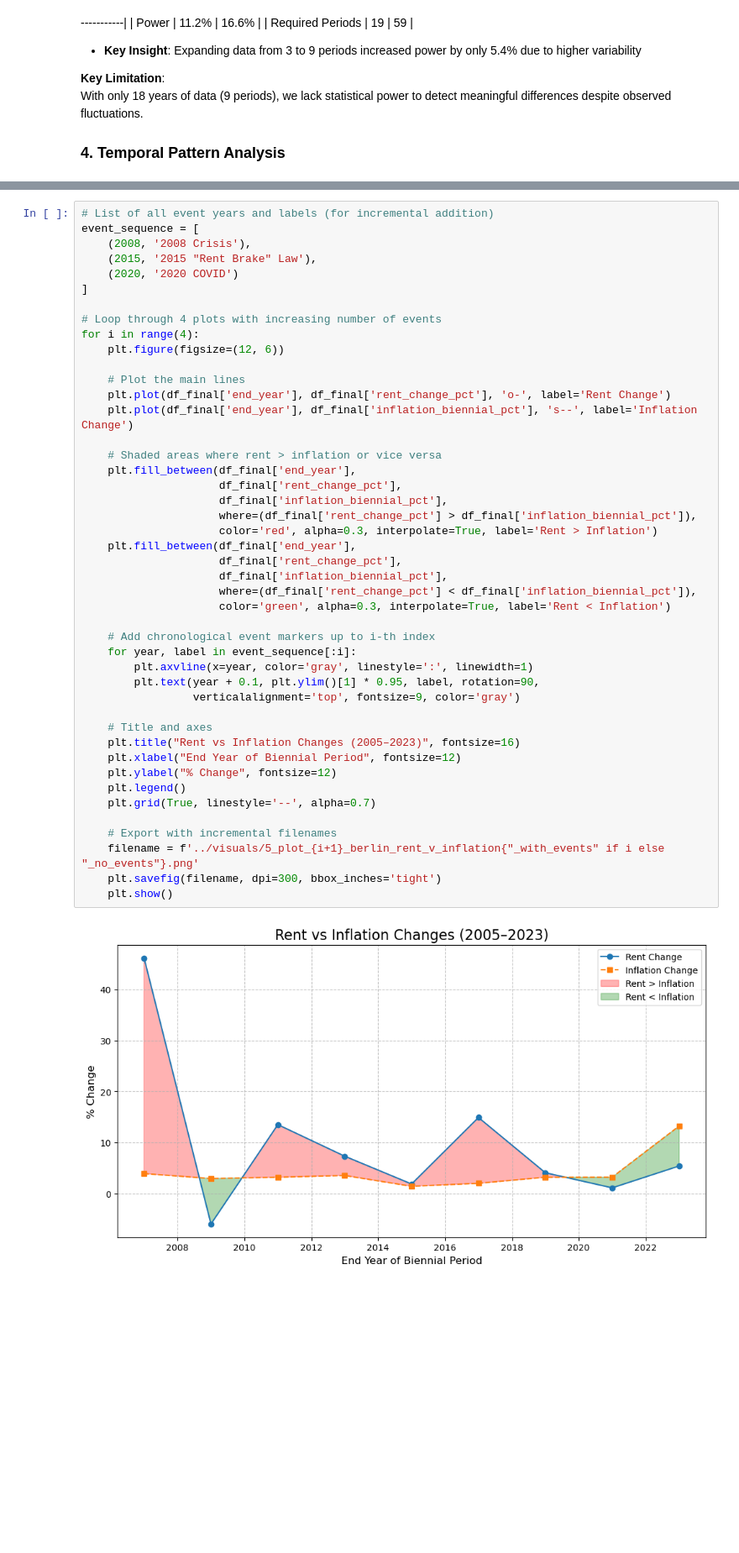
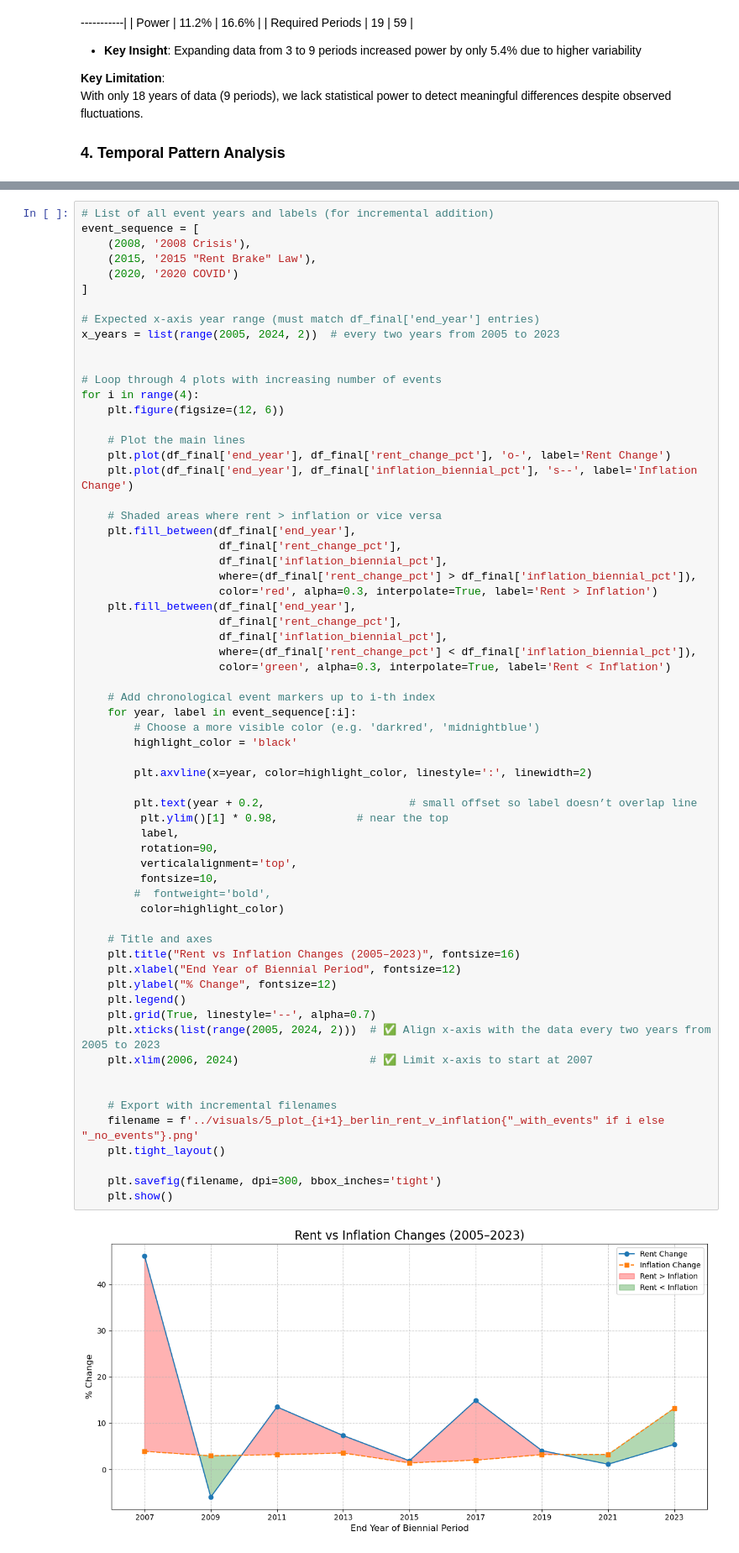
Before and after one commit to GFiaMon/data-wrangling-project, a Jupyter notebook: notebooks/01_mietspiegel_inflation_eda_full_dataset.ipynb, the cells around one changed output, grey strips where cells are left out. Shown: that part at 84% size. Saved outputs shown, nothing was run; the diff lists cells and outputs as text; blank space fills up the shorter version.

```diff
--- a/notebooks/01_mietspiegel_inflation_eda_full_dataset.ipynb
+++ b/notebooks/01_mietspiegel_inflation_eda_full_dataset.ipynb
@@ -1009,6 +1014,10 @@ event_sequence = [
     (2015, '2015 "Rent Brake" Law'),
     (2020, '2020 COVID')
 ]
+
+# Expected x-axis year range (must match df_final['end_year'] entries)
+x_years = list(range(2005, 2024, 2))  # every two years from 2005 to 2023
+
 
 # Loop through 4 plots with increasing number of events
 for i in range(4):
@@ -1018,34 +1027,49 @@ for i in range(4):
     plt.plot(df_final['end_year'], df_final['rent_change_pct'], 'o-', label='Rent Change')
     plt.plot(df_final['end_year'], df_final['inflation_biennial_pct'], 's--', label='Inflation Change')
 
     # Shaded areas where rent > inflation or vice versa
     plt.fill_between(df_final['end_year'],
                      df_final['rent_change_pct'],
                      df_final['inflation_biennial_pct'],
                      where=(df_final['rent_change_pct'] > df_final['inflation_biennial_pct']),
                      color='red', alpha=0.3, interpolate=True, label='Rent > Inflation')
     plt.fill_between(df_final['end_year'],
                      df_final['rent_change_pct'],
                      df_final['inflation_biennial_pct'],
                      where=(df_final['rent_change_pct'] < df_final['inflation_biennial_pct']),
                      color='green', alpha=0.3, interpolate=True, label='Rent < Inflation')
 
     # Add chronological event markers up to i-th index
     for year, label in event_sequence[:i]:
-        plt.axvline(x=year, color='gray', linestyle=':', linewidth=1)
-        plt.text(year + 0.1, plt.ylim()[1] * 0.95, label, rotation=90,
-                 verticalalignment='top', fontsize=9, color='gray')
+        # Choose a more visible color (e.g. 'darkred', 'midnightblue')
+        highlight_color = 'black'
+
+        plt.axvline(x=year, color=highlight_color, linestyle=':', linewidth=2)
+
+        plt.text(year + 0.2,                      # small offset so label doesn’t overlap line
+         plt.ylim()[1] * 0.98,            # near the top
+         label,
+         rotation=90,
+         verticalalignment='top',
+         fontsize=10,
+        #  fontweight='bold',
+         color=highlight_color)
 
     # Title and axes
     plt.title("Rent vs Inflation Changes (2005–2023)", fontsize=16)
     plt.xlabel("End Year of Biennial Period", fontsize=12)
     plt.ylabel("% Change", fontsize=12)
     plt.legend()
     plt.grid(True, linestyle='--', alpha=0.7)
+    plt.xticks(list(range(2005, 2024, 2)))  # ✅ Align x-axis with the data every two years from 2005 to 2023
+    plt.xlim(2006, 2024)                    # ✅ Limit x-axis to start at 2007
+
 
     # Export with incremental filenames
     filename = f'../visuals/5_plot_{i+1}_berlin_rent_v_inflation{"_with_events" if i else "_no_events"}.png'
+    plt.tight_layout()
+
     plt.savefig(filename, dpi=300, bbox_inches='tight')
     plt.show()
 # %% [output]
-[figure, old version]
+[figure, new version]
```
Also changed, not shown: parts of 10 cells of this notebook, 5 other files.
